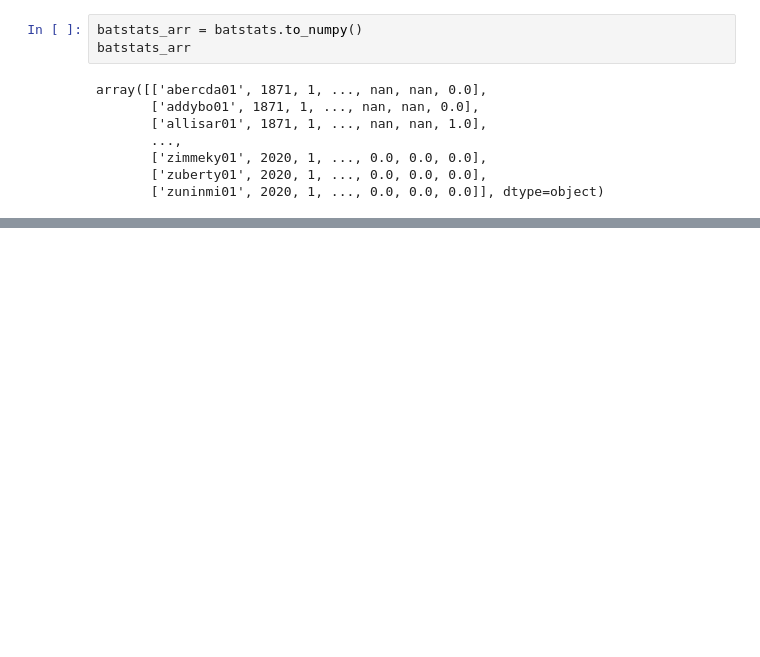
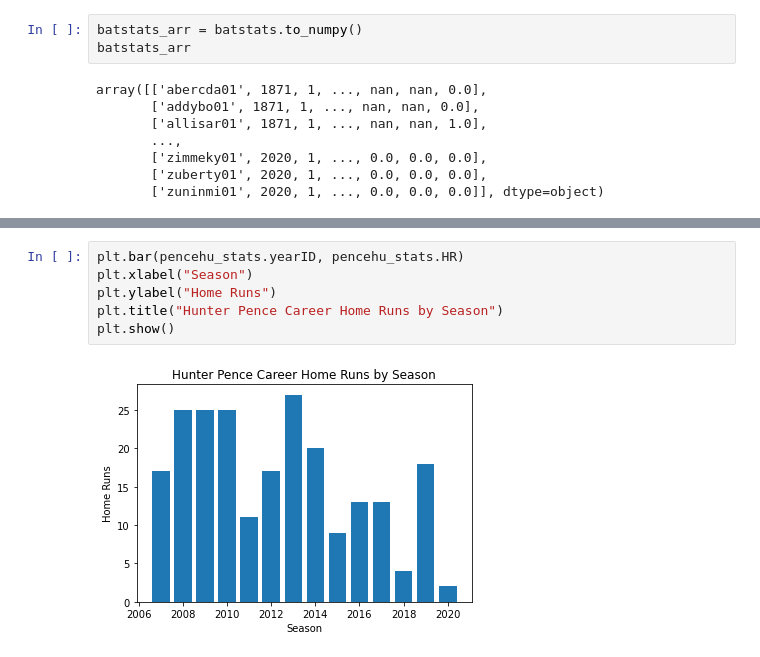
Before and after one commit to matthewjchin/baseballstats, a Jupyter notebook: Slug_Datavis.ipynb, the cells around one changed output, grey strips where cells are left out. Cells and saved outputs as stored; diff of their text form; blank space fills up the shorter version.

```diff
--- a/Slug_Datavis.ipynb
+++ b/Slug_Datavis.ipynb
@@ -121,0 +129,8 @@ Hello
+# %%
+plt.bar(pencehu_stats.yearID, pencehu_stats.HR)
+plt.xlabel("Season")
+plt.ylabel("Home Runs")
+plt.title("Hunter Pence Career Home Runs by Season")
+plt.show()
+# %% [output]
+[figure, added]
```
Also changed, not shown: parts of 5 cells of this notebook.
